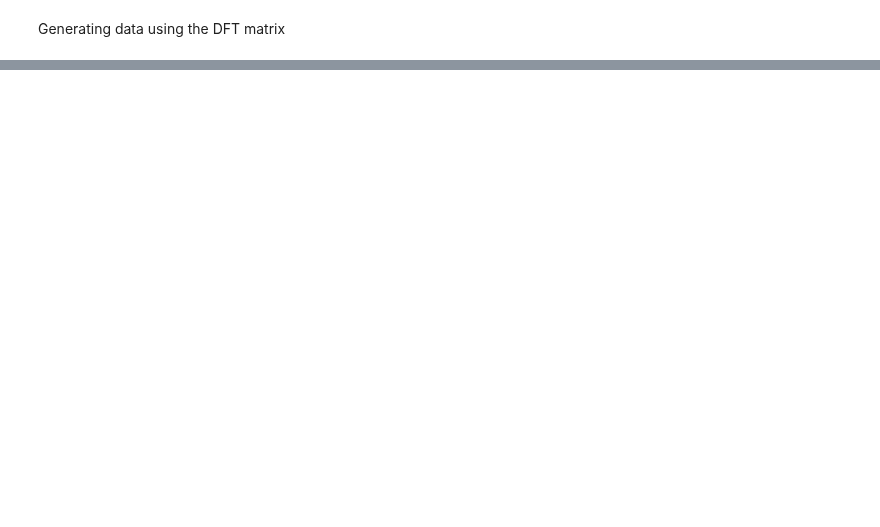
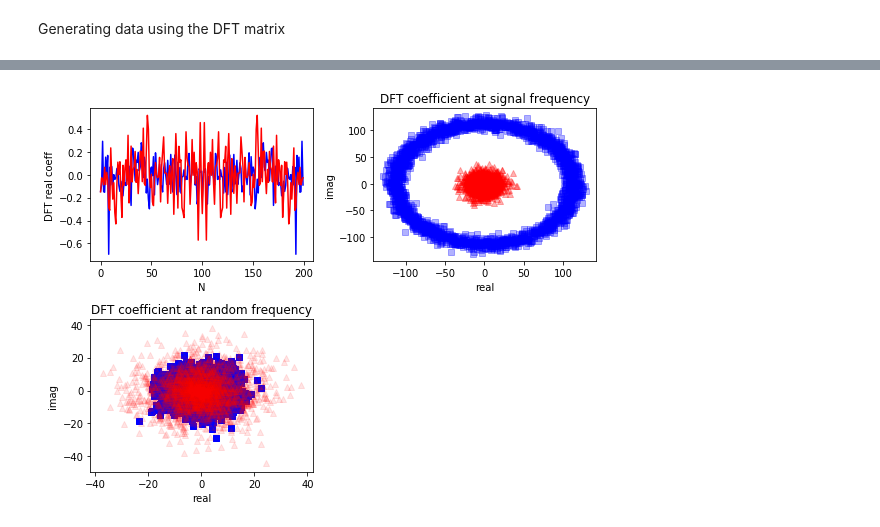
Before and after one commit to BruntonUWBio/structured-random-features, a Jupyter notebook: kernel_theory.ipynb, the cells around one changed output, grey strips where cells are left out. Drawn from its saved outputs; the diff is of its cells as text; code cells hidden in the pictures; blank space fills up the shorter version.

```diff
--- a/kernel_theory.ipynb
+++ b/kernel_theory.ipynb
@@ -180,0 +210,28 @@ clf_dim_id_nonlin.png  clf_dim_relu_nonlin.png  clf_dim_xsq_nonlin.png
+# %%
+fig = plt.figure(figsize=(8,6))
+
+ax = fig.add_subplot(221)
+plt.plot(mean_pos, c='b', label='positive')
+plt.plot(mean_neg, c='r', label='negative')
+plt.xlabel('N')
+plt.ylabel('DFT real coeff')
+
+ax = fig.add_subplot(222)
+i = 8
+plt.title('DFT coefficient at signal frequency')
+plt.scatter(dft_positive[:, i].real, dft_positive[:, i].imag, marker='s', c='b', alpha=0.3, label='positive')
+plt.scatter(dft_negative[:, i].real, dft_negative[:, i].imag, marker='^', c='r', alpha=0.3, label='negative')
+plt.xlabel('real')
+plt.ylabel('imag')
+
+
+ax = fig.add_subplot(223)
+i=9
+plt.title('DFT coefficient at random frequency')
+plt.scatter(dft_positive[:, i].real, dft_positive[:, i].imag, marker='s', c='b', alpha=1, label='positive')
+plt.scatter(dft_negative[:, i].real, dft_negative[:, i].imag, marker='^', c='r', alpha=0.1, label='negative')
+plt.xlabel('real')
+plt.ylabel('imag')
+plt.tight_layout()
+# %% [output]
+[figure, added]
```
Also changed, not shown: parts of 7 cells of this notebook, 6 other files.
